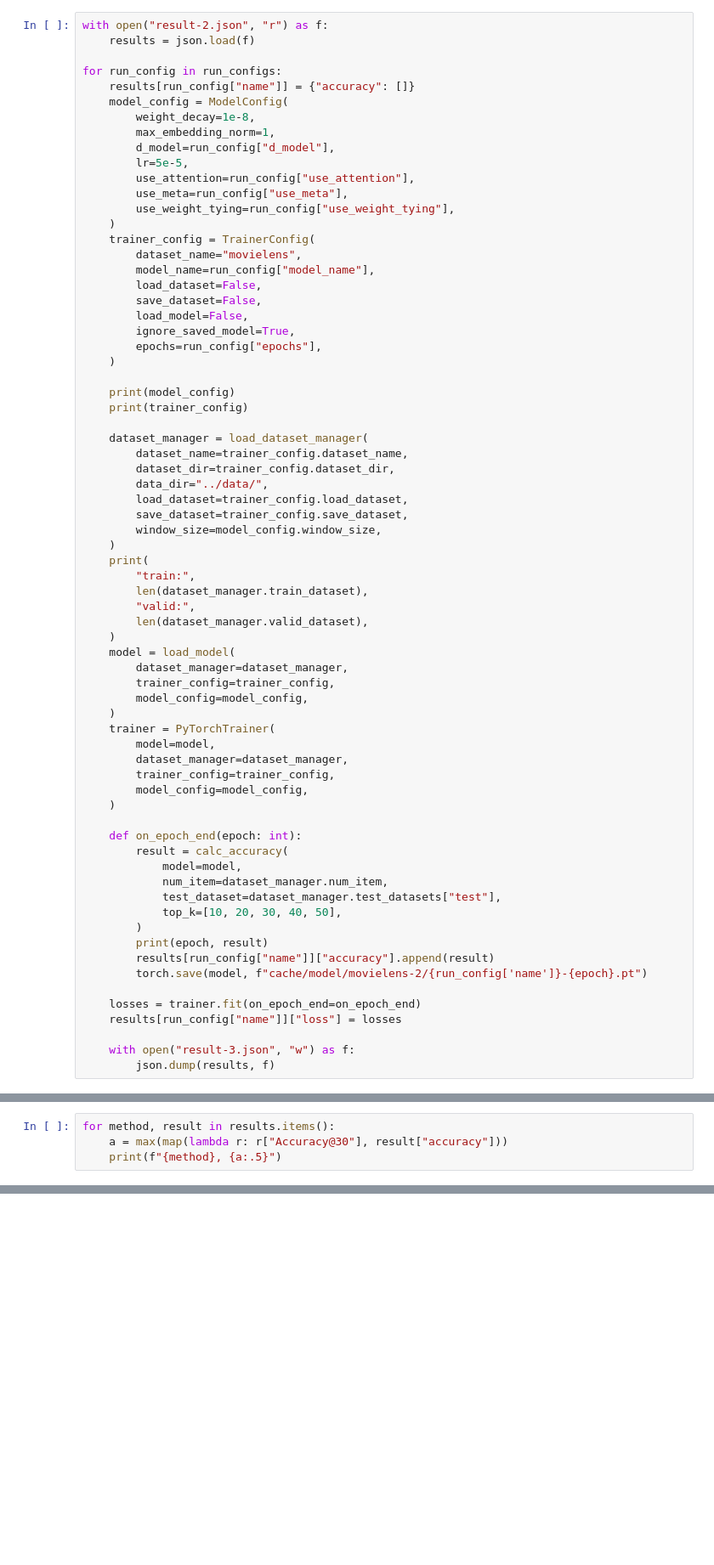
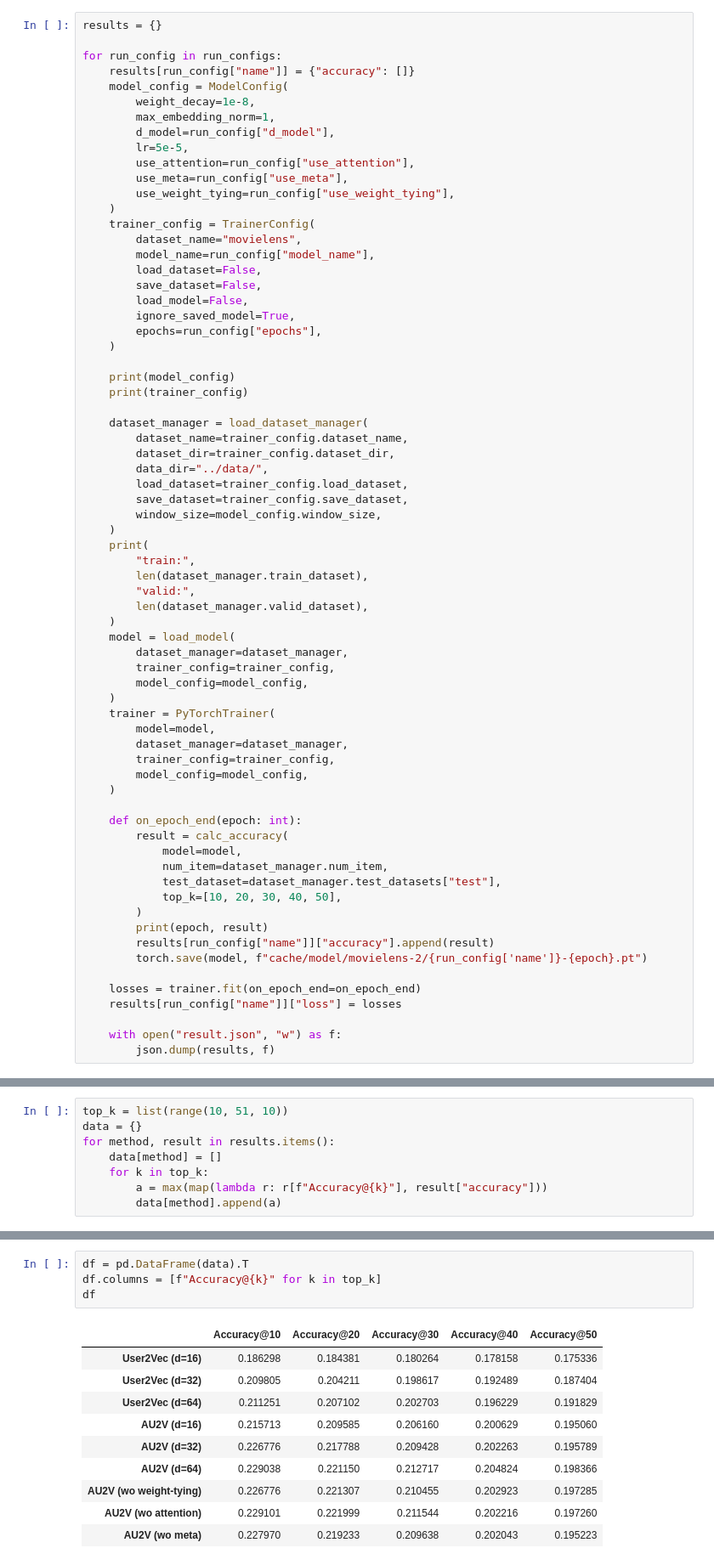
Before and after one commit to tishii2479/aau2v, a Jupyter notebook: notebooks/eval_prediction.ipynb, the cells around one changed output, grey strips where cells are left out. Shown at 85% size. Cells and saved outputs as stored; diff of their text form; blank space fills up the shorter version.

```diff
--- a/notebooks/eval_prediction.ipynb
+++ b/notebooks/eval_prediction.ipynb
@@ -100,7 +110,6 @@ run_configs = [
 ]
 # %%
-with open("result-2.json", "r") as f:
-    results = json.load(f)
+results = {}
 
 for run_config in run_configs:
     results[run_config["name"]] = {"accuracy": []}
@@ -166,6 +175,6 @@ for run_config in run_configs:
     losses = trainer.fit(on_epoch_end=on_epoch_end)
     results[run_config["name"]]["loss"] = losses
 
-    with open("result-3.json", "w") as f:
+    with open("result.json", "w") as f:
         json.dump(results, f)
 # %% [output]
@@ -193,5 +202,9 @@ valid 0.005239527215436908
 ... (79 outputs left out)
 # %%
+top_k = list(range(10, 51, 10))
+data = {}
 for method, result in results.items():
-    a = max(map(lambda r: r["Accuracy@30"], result["accuracy"]))
-    print(f"{method}, {a:.5}")
+    data[method] = []
+    for k in top_k:
+        a = max(map(lambda r: r[f"Accuracy@{k}"], result["accuracy"]))
+        data[method].append(a)
@@ -208,0 +211,15 @@ AU2V (wo meta), 0.20964
+# %%
+df = pd.DataFrame(data).T
+df.columns = [f"Accuracy@{k}" for k in top_k]
+df
+# %% [output]
+|  | Accuracy@10 | Accuracy@20 | Accuracy@30 | Accuracy@40 | Accuracy@50 |
+| User2Vec (d=16) | 0.186298 | 0.184381 | 0.180264 | 0.178158 | 0.175336 |
+| User2Vec (d=32) | 0.209805 | 0.204211 | 0.198617 | 0.192489 | 0.187404 |
+| User2Vec (d=64) | 0.211251 | 0.207102 | 0.202703 | 0.196229 | 0.191829 |
+| AU2V (d=16) | 0.215713 | 0.209585 | 0.206160 | 0.200629 | 0.195060 |
+| AU2V (d=32) | 0.226776 | 0.217788 | 0.209428 | 0.202263 | 0.195789 |
+| AU2V (d=64) | 0.229038 | 0.221150 | 0.212717 | 0.204824 | 0.198366 |
+| AU2V (wo weight-tying) | 0.226776 | 0.221307 | 0.210455 | 0.202923 | 0.197285 |
+| AU2V (wo attention) | 0.229101 | 0.221999 | 0.211544 | 0.202216 | 0.197260 |
+| AU2V (wo meta) | 0.227970 | 0.219233 | 0.209638 | 0.202043 | 0.195223 |
```
Also changed, not shown: parts of 4 cells of this notebook, 7 other files.
